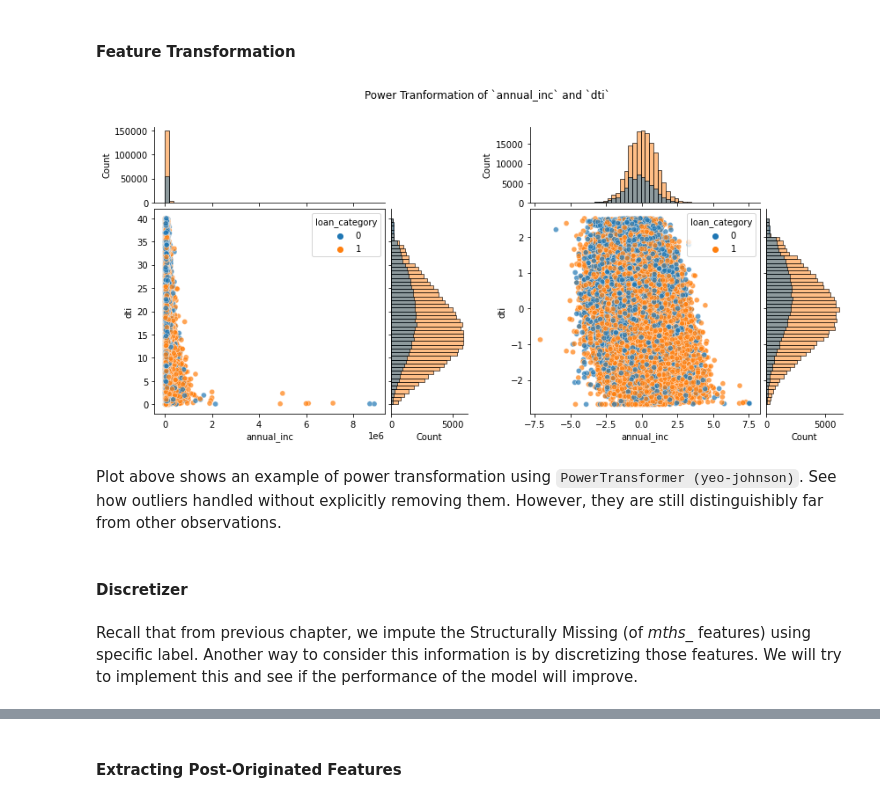
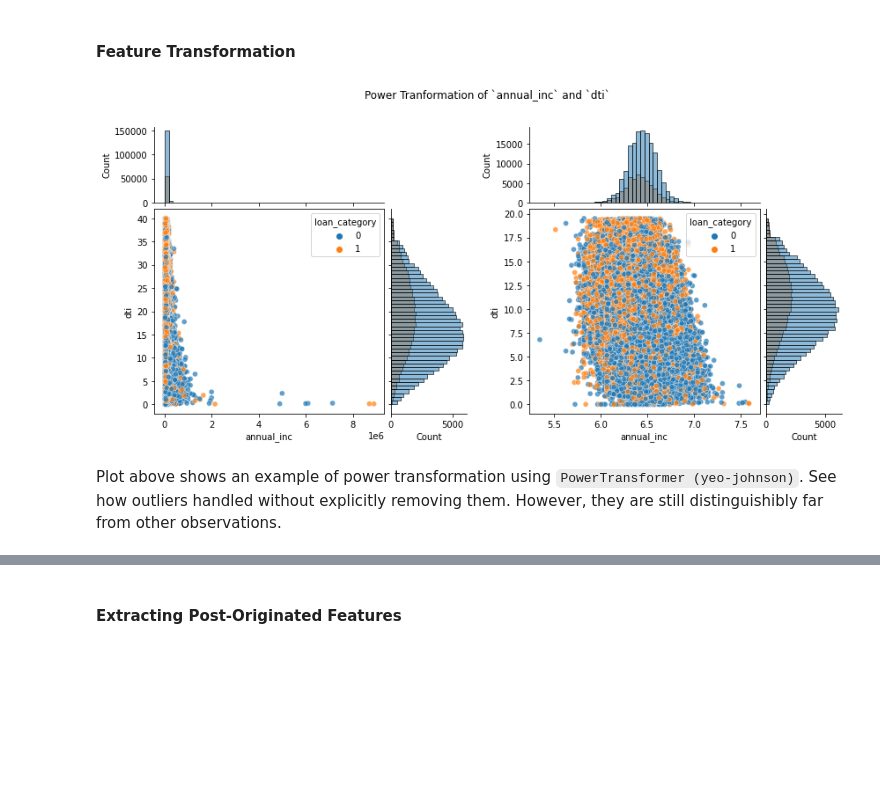
Before and after one commit to nbarizki/creditdefaultml, a Jupyter notebook: 3_Model_development.ipynb, the cells around one changed output, grey strips where cells are left out. Drawn from its saved outputs; the diff is of its cells as text; code cells hidden in the pictures; blank space fills up the shorter version.

```diff
--- a/3_Model_development.ipynb
+++ b/3_Model_development.ipynb
@@ -125,7 +128,7 @@ y_test = np.vectorize(map_array)(y_test)
 # %%
 from sklearn.preprocessing import OneHotEncoder
 
-one_hot = OneHotEncoder(handle_unknown='ignore')
+one_hot = OneHotEncoder(handle_unknown='ignore', sparse_output=False)
 # %% [markdown]
 #### **Numerical Features**
 # %% [markdown]
@@ -146,7 +149,7 @@ numerical_cols = X_train.select_dtypes(exclude='category').columns.values
 ct = ColumnTransformer([
     ('categorical', one_hot, categorical_cols),
     ('numerical', robust_scaler, numerical_cols)
-    ])
+    ]).set_output(transform='pandas')
 ct.fit(X_train)
 X_train_transfd = ct.transform(X_train)
 X_test_transfd = ct.transform(X_test)
@@ -244,0 +260,3 @@ Right-hand plot shows cross-validated learning curve for three of the models. Al
+# %%
+xgb_clf.fit(X_train_transfd, y_train)
+plot_importance(xgb_clf)
@@ -248,43 +268,38 @@ Right-hand plot shows cross-validated learning curve for three of the models. Al
 #### **Feature Transformation**
 # %%
 from sklearn.preprocessing import PowerTransformer
-import seaborn as sns
 from mpl_toolkits.axes_grid1 import make_axes_locatable
 
+
 labels = pd.DataFrame(y_train, columns=['loan_category'])
-transformer_scaler = PowerTransformer().set_output(transform='pandas')
+transformer_scaler = PowerTransformer(standardize=False).set_output(transform='pandas')
 train_set_ = X_train[['annual_inc', 'dti']]
 train_set_transfd = transformer_scaler.fit_transform(train_set_)
 # merge with label
 train_set_ = pd.merge(
     train_set_, labels, left_index=True, right_index=True
     )
 train_set_transfd = pd.merge(
     train_set_transfd, labels, left_index=True, right_index=True
     )
 # plot
 fig, ax = plt.subplots(1, 2, figsize=(14, 6))
-divider = []
-ax_histx = []
-ax_histy = []
 for idx, dataset in enumerate([train_set_, train_set_transfd]):
-    divider.append(make_axes_locatable(ax[idx]))
-    ax_histx.append(divider[idx].append_axes('top', 1.2, pad=0.1, sharex=ax[idx]))
-    ax_histx[idx].xaxis.set_tick_params(labelbottom=False)
-    sns.histplot(data=dataset, x='annual_inc', ax=ax_histx[idx], hue='loan_category', bins=50, legend=False)
-    ax_histx[idx].spines[['right', 'top']].set_visible(False)
-    ax_histy.append(divider[idx].append_axes('right', 1.2, pad=0.1, sharey=ax[idx]))
-    ax_histy[idx].yaxis.set_tick_params(labelleft=False)
-    sns.histplot(data=dataset, y='dti', ax=ax_histy[idx], hue='loan_category', bins=50, legend=False)
-    ax_histy[idx].spines[['right', 'top']].set_visible(False)
+    divider = make_axes_locatable(ax[idx])
+    ax_histx = divider.append_axes('top', 1.2, pad=0.1, sharex=ax[idx])
+    ax_histx.xaxis.set_tick_params(labelbottom=False)
+    sns.histplot(data=dataset, x='annual_inc', ax=ax_histx, hue='loan_category', bins=50, legend=False)
+    ax_histx.spines['right'].set_visible(False)
+    ax_histx.spines['top'].set_visible(False)
+    ax_histy = divider.append_axes('right', 1.2, pad=0.1, sharey=ax[idx])
+    ax_histy.yaxis.set_tick_params(labelleft=False)
+    sns.histplot(data=dataset, y='dti', ax=ax_histy, hue='loan_category', bins=50, legend=False)
+    ax_histy.spines['right'].set_visible(False)
+    ax_histy.spines['top'].set_visible(False)
     sns.scatterplot(data=dataset, x='annual_inc', y='dti', hue='loan_category', ax=ax[idx], alpha=0.7)
 fig.suptitle('Power Tranformation of `annual_inc` and `dti`')
 fig.show()
 # %% [output]
-[figure, old version]
+[figure, new version]
 # %% [markdown]
 Plot above shows an example of power transformation using `PowerTransformer (yeo-johnson)`. See how outliers handled without explicitly removing them. However, they are still distinguishibly far from other observations.
-# %% [markdown]
-#### **Discretizer**
-# %% [markdown]
-Recall that from previous chapter, we impute the Structurally Missing (of *mths_* features) using specific label. Another way to consider this information is by discretizing those features. We will try to implement this and see if the performance of the model will improve.
```
Also changed, not shown: parts of 26 cells of this notebook, 1 other file.
